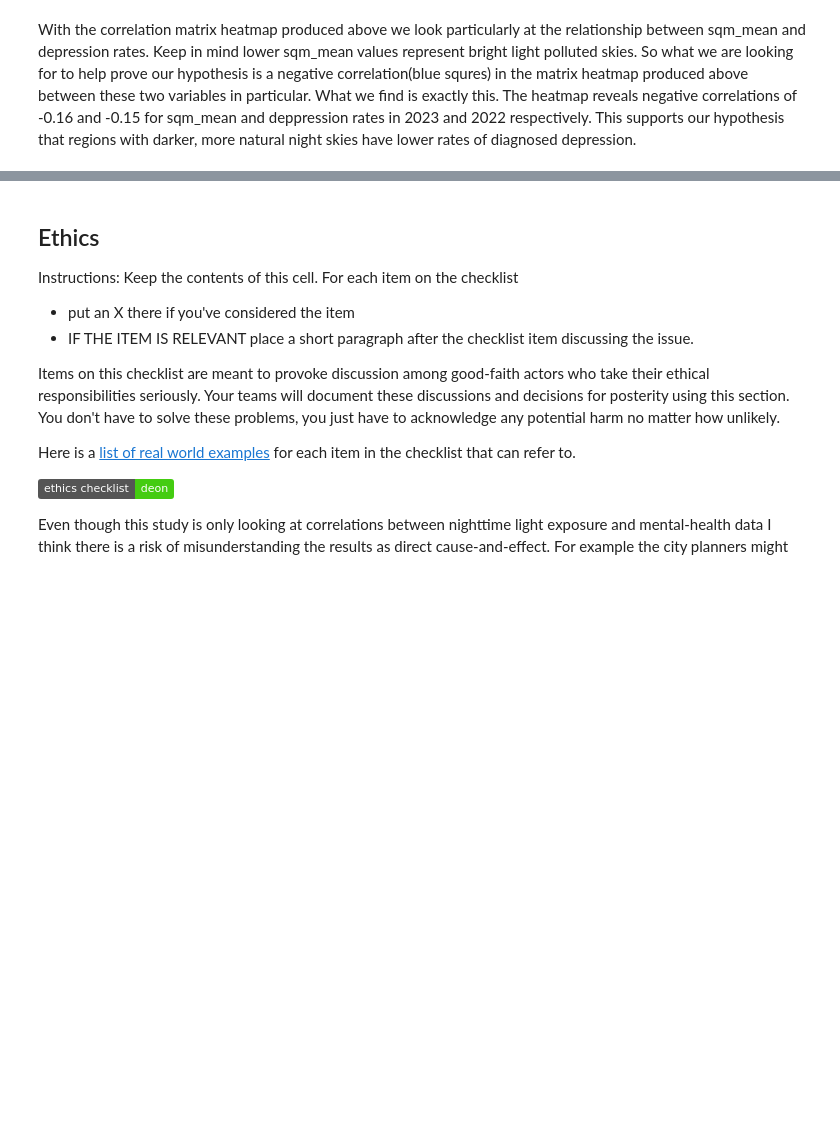
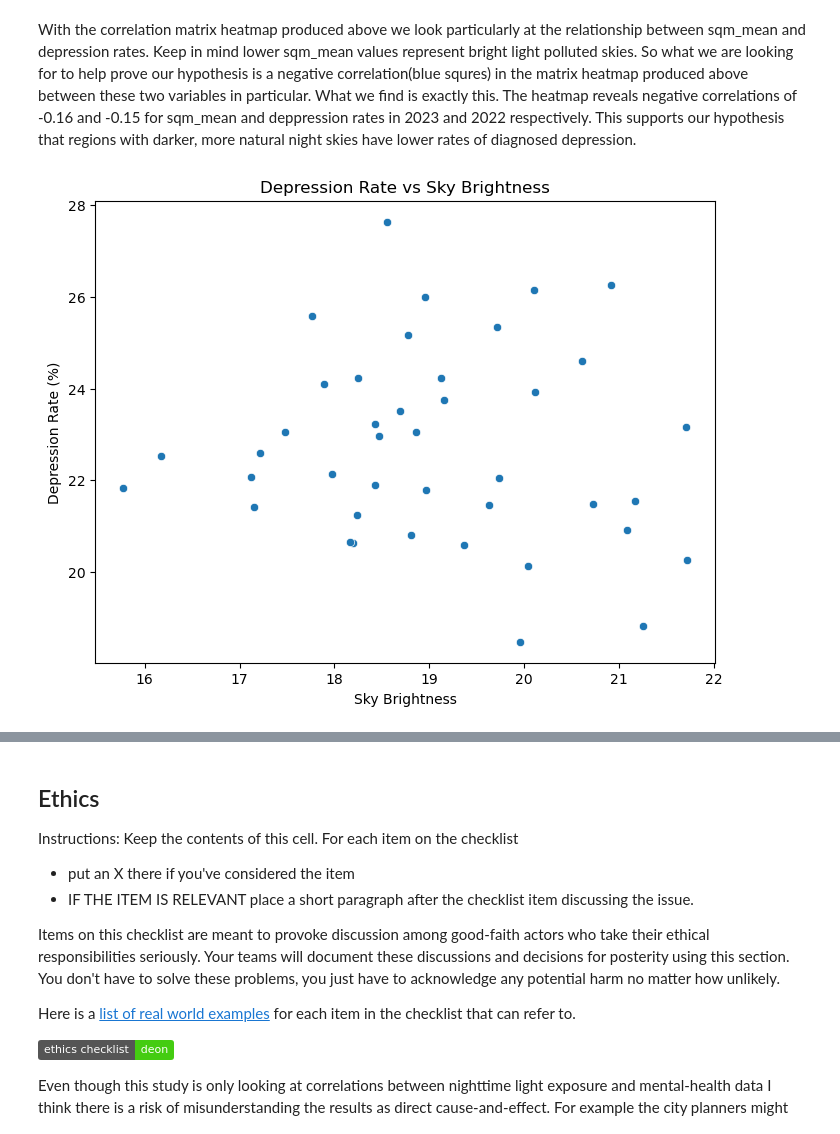
Before and after one commit to COGS108/Group020_WI26, a Jupyter notebook: 02-EDACheckpoint.ipynb, the cells around one changed output, grey strips where cells are left out. Saved outputs shown, nothing was run; the diff lists cells and outputs as text; code cells hidden in the pictures; badges without logos; blank space fills up the shorter version.

Commit message:
Added Distribution Plots and Scatter Analysis

```diff
--- a/02-EDACheckpoint.ipynb
+++ b/02-EDACheckpoint.ipynb
@@ -801,3 +804,15 @@ these two variables in particular. What we find is exactly this. The heatmap rev
 negative correlations of -0.16 and -0.15 for sqm_mean and deppression rates in
 2023 and 2022 respectively. This supports our hypothesis that regions with darker,
 more natural night skies have lower rates of diagnosed depression.
+# %%
+plt.figure(figsize=(8, 6))
+
+sns.scatterplot(data=combined_df_3way, x="sqm_mean", y="depression_pct")
+
+plt.title("Depression Rate vs Sky Brightness")
+plt.xlabel("Sky Brightness")
+plt.ylabel("Depression Rate (%)")
+
+plt.show()
+# %% [output]
+[figure, added]
```
Also changed, not shown: parts of 8 cells of this notebook.
